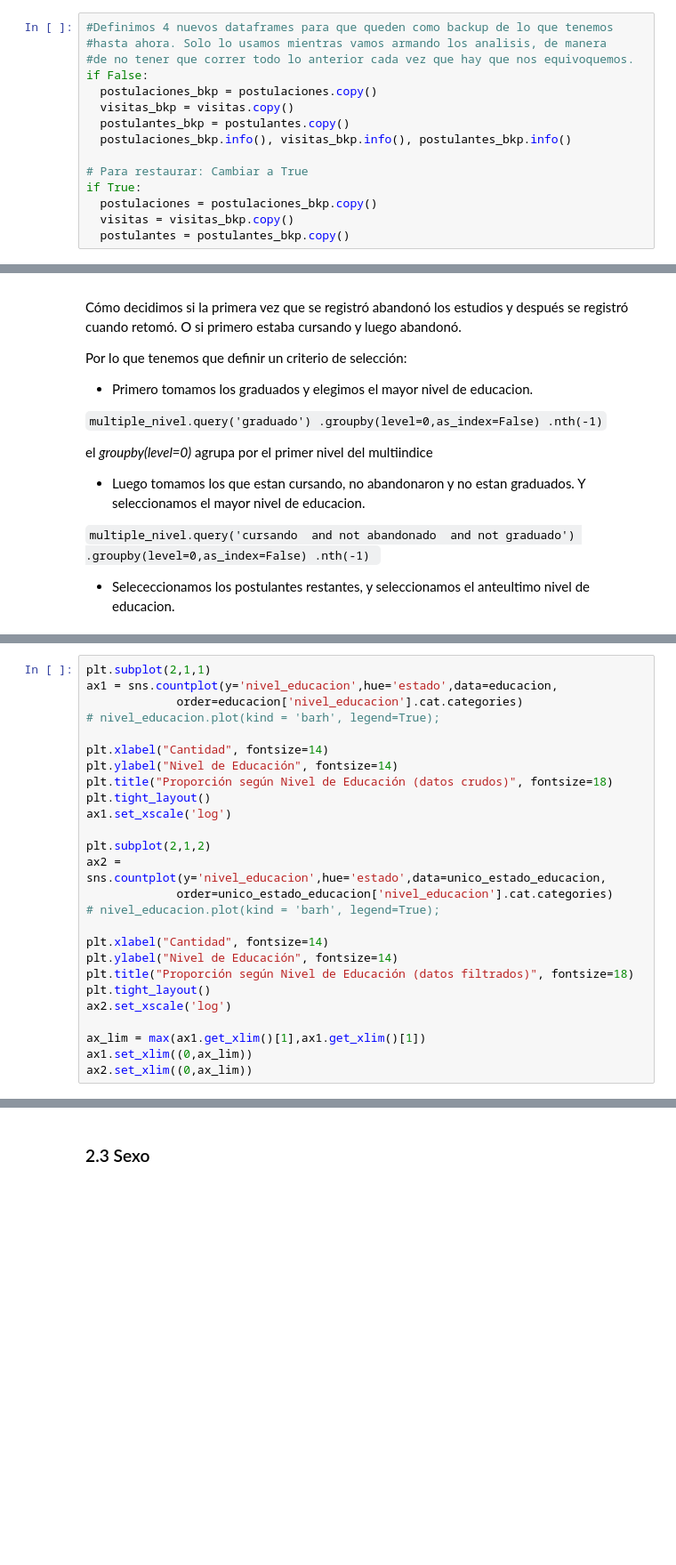
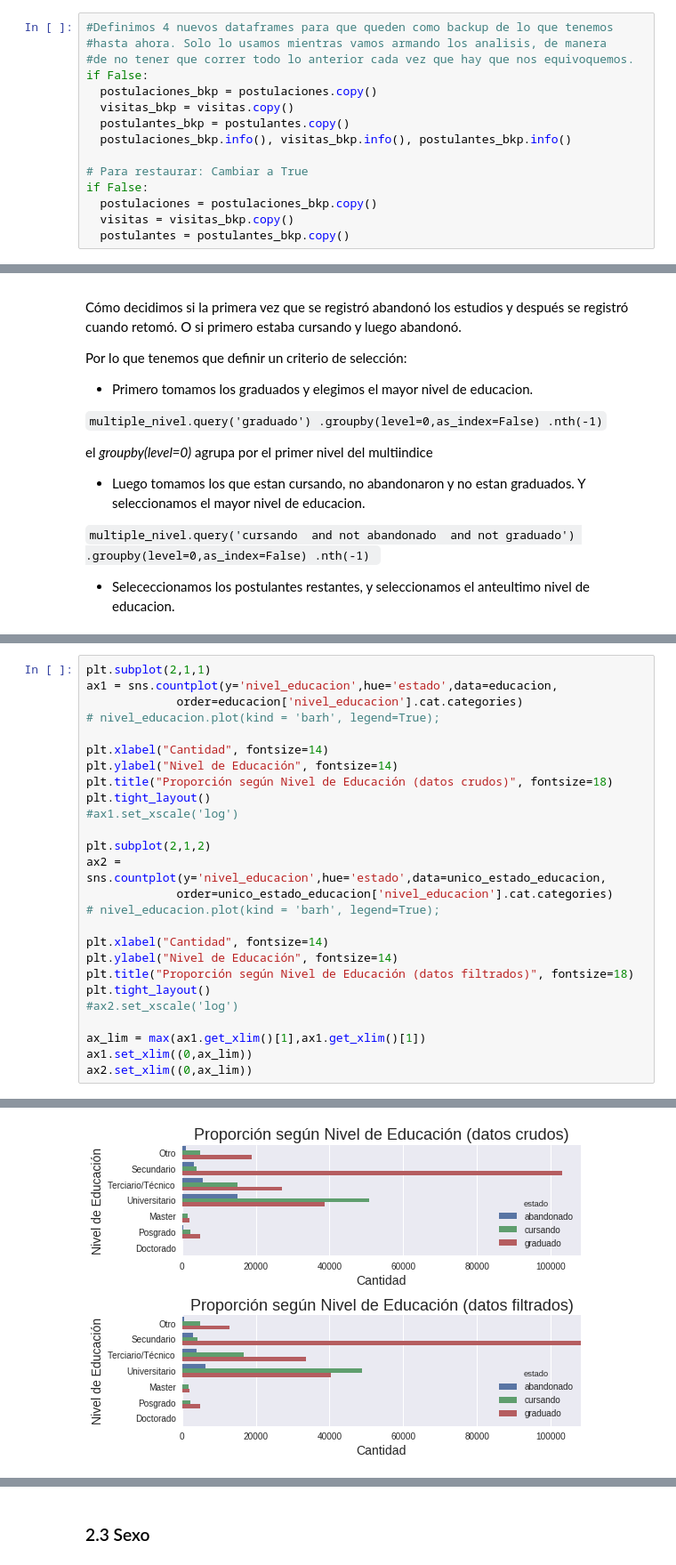
Before and after one commit to akielbowicz/7506-organizacion_de_datos_fiuba, a Jupyter notebook: TP1.ipynb, the cells around one changed output, grey strips where cells are left out. Shown: that part at 89% size. Drawn from its saved outputs; the diff is of its cells as text; blank space fills up the shorter version.

```diff
--- a/TP1.ipynb
+++ b/TP1.ipynb
@@ -390,7 +700,7 @@ if False:
   postulaciones_bkp.info(), visitas_bkp.info(), postulantes_bkp.info()
 
 # Para restaurar: Cambiar a True
-if True:
+if False:
   postulaciones = postulaciones_bkp.copy()
   visitas = visitas_bkp.copy()
   postulantes = postulantes_bkp.copy()
@@ -629,7 +1034,7 @@ plt.xlabel("Cantidad", fontsize=14)
 plt.ylabel("Nivel de Educación", fontsize=14)
 plt.title("Proporción según Nivel de Educación (datos crudos)", fontsize=18)
 plt.tight_layout()
-ax1.set_xscale('log')
+#ax1.set_xscale('log')
 
 plt.subplot(2,1,2)
 ax2 = sns.countplot(y='nivel_educacion',hue='estado',data=unico_estado_educacion,
@@ -640,8 +1045,9 @@ plt.xlabel("Cantidad", fontsize=14)
 plt.ylabel("Nivel de Educación", fontsize=14)
 plt.title("Proporción según Nivel de Educación (datos filtrados)", fontsize=18)
 plt.tight_layout()
-ax2.set_xscale('log')
+#ax2.set_xscale('log')
 
 ax_lim = max(ax1.get_xlim()[1],ax1.get_xlim()[1])
 ax1.set_xlim((0,ax_lim))
 ax2.set_xlim((0,ax_lim))
+# %% [output]
@@ -647,0 +1055 @@ ax2.set_xlim((0,ax_lim))
+[figure, added]
```
Also changed, not shown: parts of 191 cells of this notebook.
